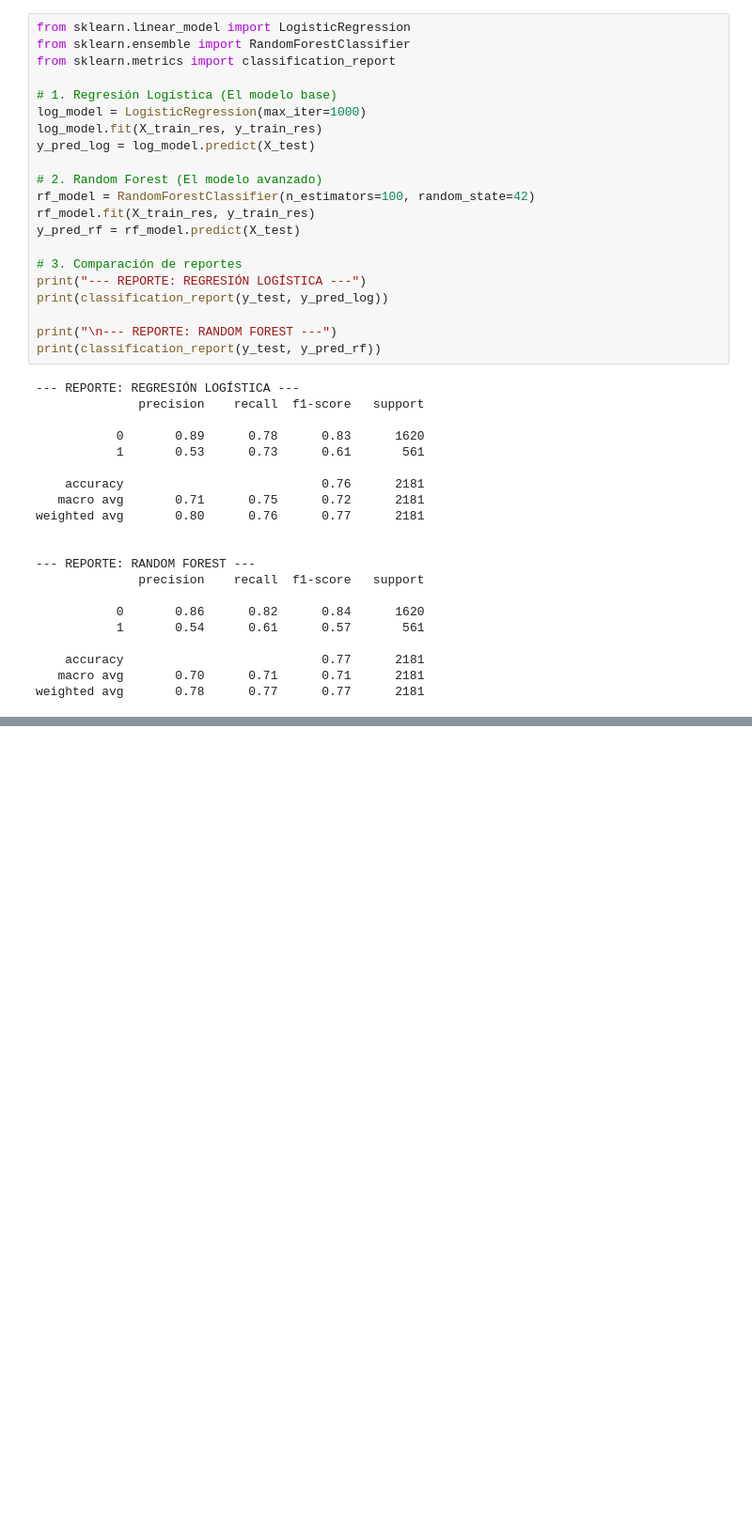
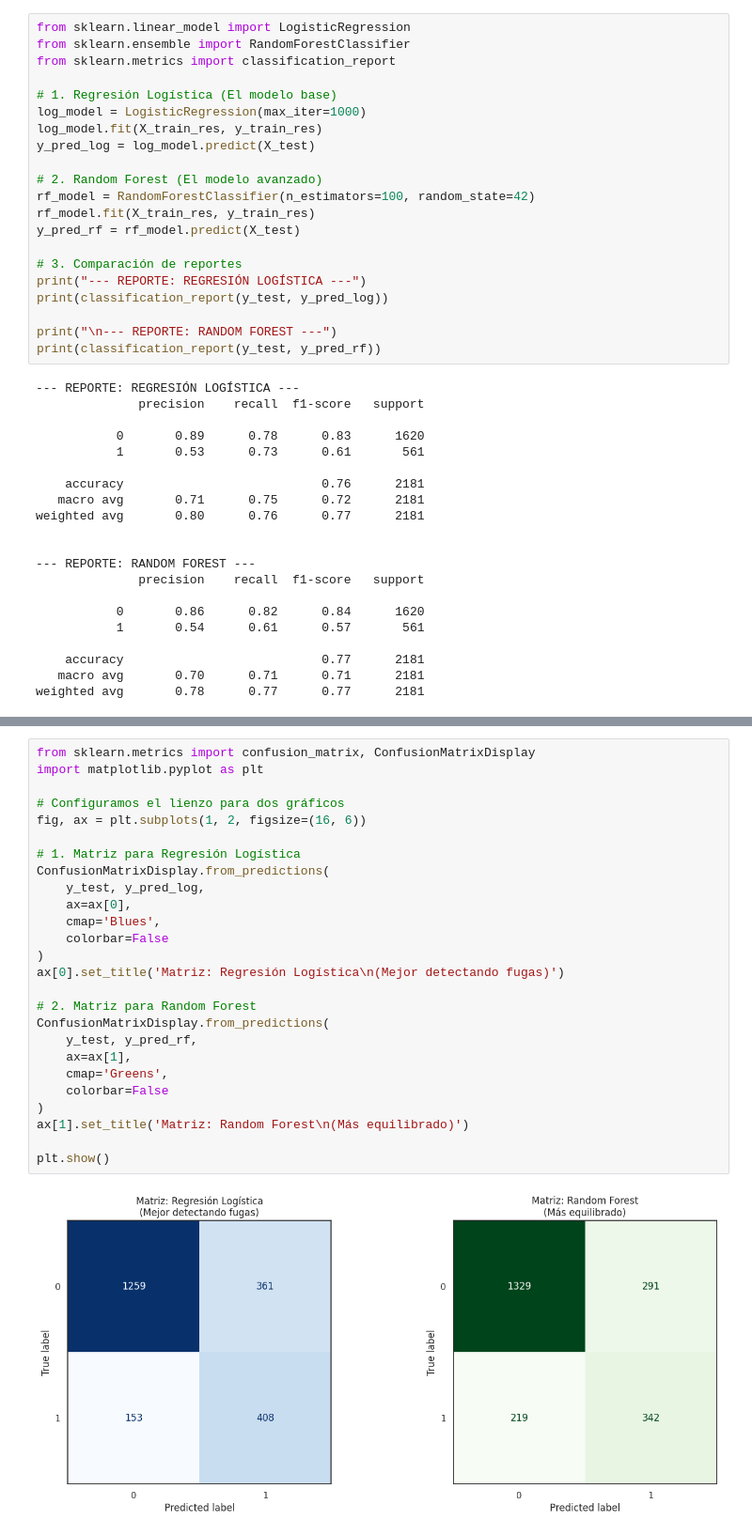
Before and after one commit to lstredel/hallenge-Telecom-X-Parte2, a Jupyter notebook: Challenge_TelecomX.ipynb, the cells around one changed output, grey strips where cells are left out. Shown at 94% size. Saved outputs shown, nothing was run; the diff lists cells and outputs as text; blank space fills up the shorter version.

```diff
--- a/Challenge_TelecomX.ipynb
+++ b/Challenge_TelecomX.ipynb
@@ -2362,0 +2314,28 @@ weighted avg       0.80      0.76      0.77      2181
+# %%
+from sklearn.metrics import confusion_matrix, ConfusionMatrixDisplay
+import matplotlib.pyplot as plt
+
+# Configuramos el lienzo para dos gráficos
+fig, ax = plt.subplots(1, 2, figsize=(16, 6))
+
+# 1. Matriz para Regresión Logística
+ConfusionMatrixDisplay.from_predictions(
+    y_test, y_pred_log,
+    ax=ax[0],
+    cmap='Blues',
+    colorbar=False
+)
+ax[0].set_title('Matriz: Regresión Logística\n(Mejor detectando fugas)')
+
+# 2. Matriz para Random Forest
+ConfusionMatrixDisplay.from_predictions(
+    y_test, y_pred_rf,
+    ax=ax[1],
+    cmap='Greens',
+    colorbar=False
+)
+ax[1].set_title('Matriz: Random Forest\n(Más equilibrado)')
+
+plt.show()
+# %% [output]
+[figure, added]
```
Also changed, not shown: parts of 10 cells of this notebook.
